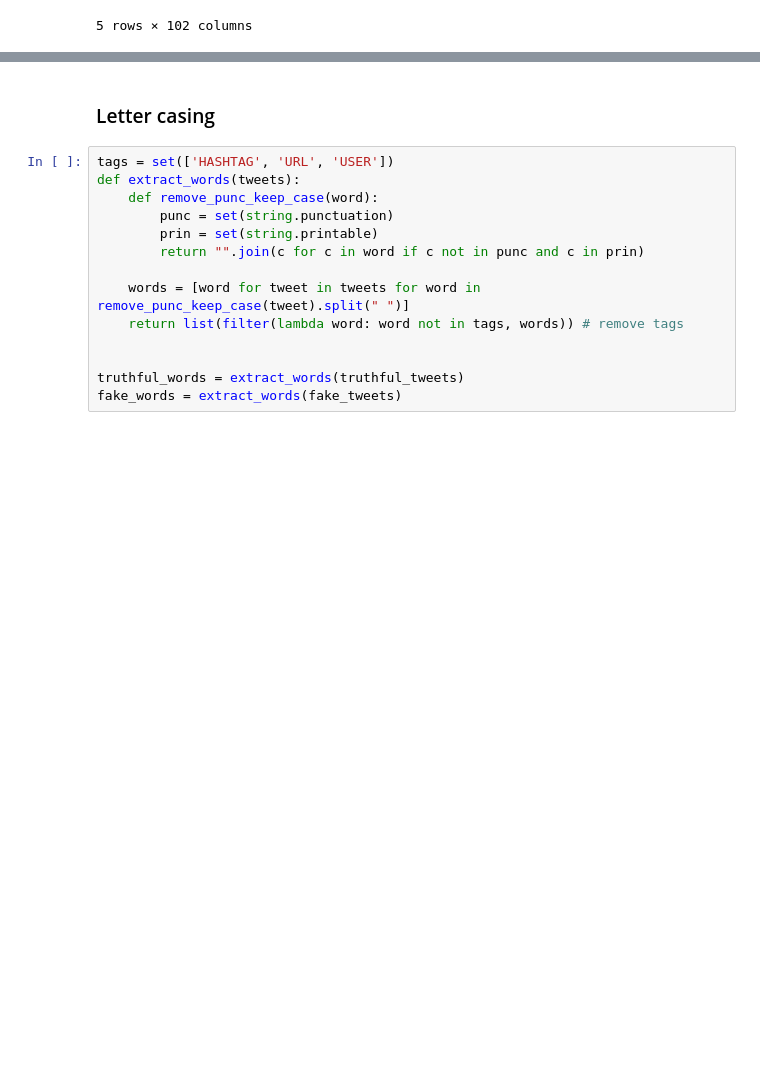
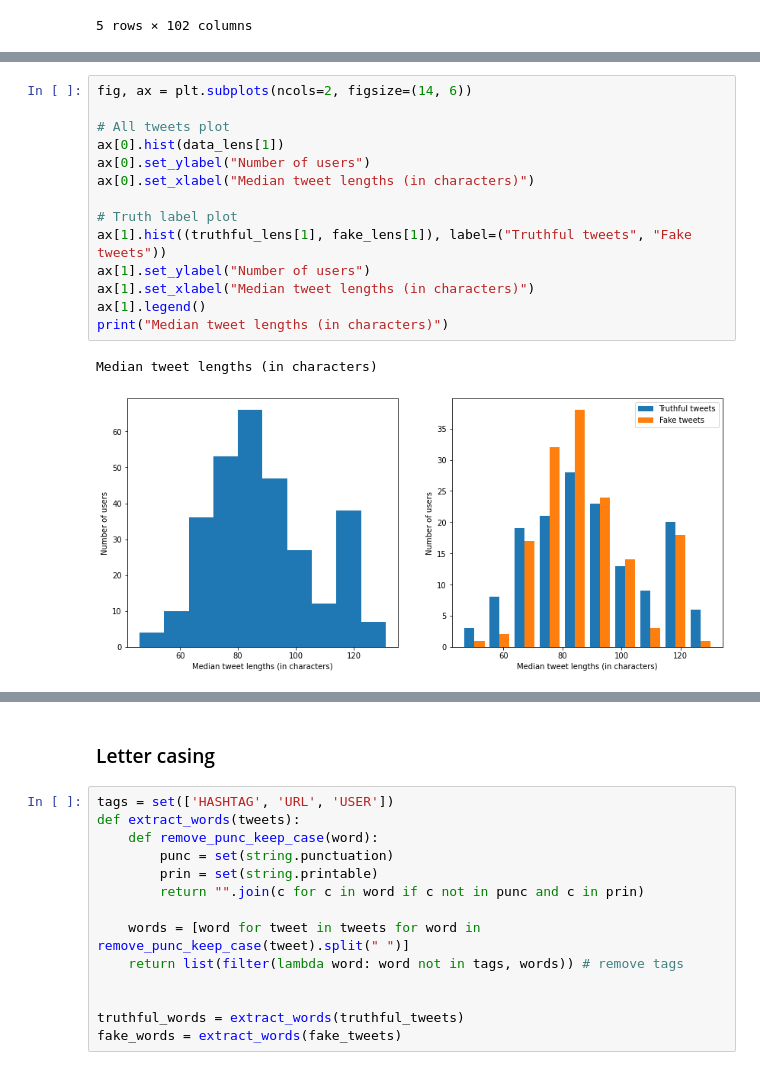
Before and after one commit to Fake-News-Profiling/fnp-models, a Jupyter notebook: classifier/investigate_dataset.ipynb, the cells around one changed output, grey strips where cells are left out. Cells and saved outputs as stored; diff of their text form; blank space fills up the shorter version.

```diff
--- a/classifier/investigate_dataset.ipynb
+++ b/classifier/investigate_dataset.ipynb
@@ -230,0 +83,17 @@ Average compound sentiment for fake tweets: 0.021405973333333342
+# %%
+fig, ax = plt.subplots(ncols=2, figsize=(14, 6))
+
+# All tweets plot
+ax[0].hist(data_lens[1])
+ax[0].set_ylabel("Number of users")
+ax[0].set_xlabel("Median tweet lengths (in characters)")
+
+# Truth label plot
+ax[1].hist((truthful_lens[1], fake_lens[1]), label=("Truthful tweets", "Fake tweets"))
+ax[1].set_ylabel("Number of users")
+ax[1].set_xlabel("Median tweet lengths (in characters)")
+ax[1].legend()
+print("Median tweet lengths (in characters)")
+# %% [output]
+Median tweet lengths (in characters)
+[figure, added]
```
Also changed, not shown: parts of 51 cells of this notebook, 1 other file.
